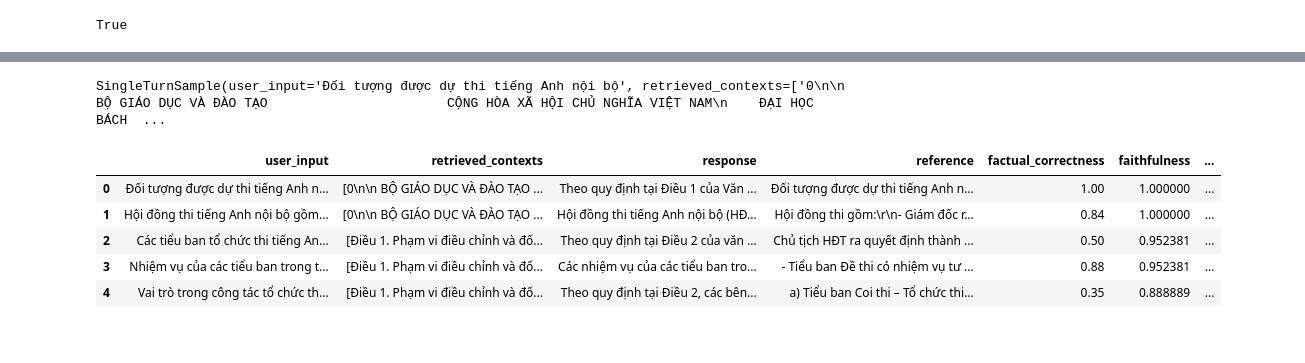
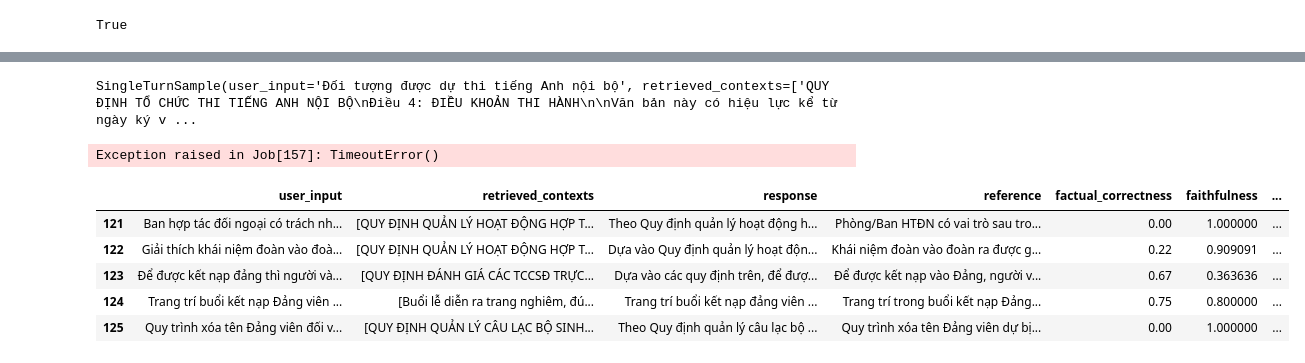
Before and after one commit to kien206/agentic-hust-qa, a Jupyter notebook: notebooks/test_eval.ipynb, the cells around one changed output, grey strips where cells are left out. Saved outputs shown, nothing was run; the diff lists cells and outputs as text; code cells hidden in the pictures.

```diff
--- a/notebooks/test_eval.ipynb
+++ b/notebooks/test_eval.ipynb
@@ -28,7 +27,7 @@ To support symlinks on Windows, you either need to activate Developer Mode or to
 
 dataset = load_dataset(
     "json",
-    data_files="../data/eval/test_dataset_new.json",
+    data_files="../data/eval/rag/gemma3-4b.json",
     field='data',
     split='train'
 )
@@ -37,7 +36,7 @@ eval_dataset = EvaluationDataset.from_hf_dataset(dataset)
 # %%
 eval_dataset[0]
 # %% [output]
-SingleTurnSample(user_input='Đối tượng được dự thi tiếng Anh nội bộ', retrieved_contexts=['0\n\n      BỘ GIÁO DỤC VÀ ĐÀO TẠO                       CỘNG HÒA XÃ HỘI CHỦ NGHĨA VIỆT NAM\n    ĐẠI HỌC BÁCH  ...
+SingleTurnSample(user_input='Đối tượng được dự thi tiếng Anh nội bộ', retrieved_contexts=['QUY ĐỊNH TỔ CHỨC THI TIẾNG ANH NỘI BỘ\nĐiều 4: ĐIỀU KHOẢN THI HÀNH\n\nVăn bản này có hiệu lực kể từ ngày ký v ...
 # %%
 import nest_asyncio
 nest_asyncio.apply()
@@ -51,14 +50,16 @@ metrics = [
 ]
 
 results = evaluate(dataset=eval_dataset, metrics=metrics)
+# %% [output]
+Exception raised in Job[157]: TimeoutError()
 # %%
 df = results.to_pandas()
 # %%
-df.head()
+df.tail()
 # %% [output]
 |  | user_input | retrieved_contexts | response | reference | factual_correctness | faithfulness | ... |
-| 0 | Đối tượng được dự thi tiếng Anh n... | [0\n\n BỘ GIÁO DỤC VÀ ĐÀO TẠO ... | Theo quy định tại Điều 1 của Văn ... | Đối tượng được dự thi tiếng Anh n... | 1.00 | 1.000000 | ... |
-| 1 | Hội đồng thi tiếng Anh nội bộ gồm... | [0\n\n BỘ GIÁO DỤC VÀ ĐÀO TẠO ... | Hội đồng thi tiếng Anh nội bộ (HĐ... | Hội đồng thi gồm:\r\n- Giám đốc r... | 0.84 | 1.000000 | ... |
-| 2 | Các tiểu ban tổ chức thi tiếng An... | [Điều 1. Phạm vi điều chỉnh và đố... | Theo quy định tại Điều 2 của văn ... | Chủ tịch HĐT ra quyết định thành ... | 0.50 | 0.952381 | ... |
-| 3 | Nhiệm vụ của các tiểu ban trong t... | [Điều 1. Phạm vi điều chỉnh và đố... | Các nhiệm vụ của các tiểu ban tro... | - Tiểu ban Đề thi có nhiệm vụ tư ... | 0.88 | 0.952381 | ... |
-| 4 | Vai trò trong công tác tổ chức th... | [Điều 1. Phạm vi điều chỉnh và đố... | Theo quy định tại Điều 2, các bên... | a) Tiểu ban Coi thi – Tổ chức thi... | 0.35 | 0.888889 | ... |
+| 121 | Ban hợp tác đối ngoại có trách nh... | [QUY ĐỊNH QUẢN LÝ HOẠT ĐỘNG HỢP T... | Theo Quy định quản lý hoạt động h... | Phòng/Ban HTĐN có vai trò sau tro... | 0.00 | 1.000000 | ... |
+| 122 | Giải thích khái niệm đoàn vào đoà... | [QUY ĐỊNH QUẢN LÝ HOẠT ĐỘNG HỢP T... | Dựa vào Quy định quản lý hoạt độn... | Khái niệm đoàn vào đoàn ra được g... | 0.22 | 0.909091 | ... |
+| 123 | Để được kết nạp đảng thì người và... | [QUY ĐỊNH ĐÁNH GIÁ CÁC TCCSĐ TRỰC... | Dựa vào các quy định trên, để đượ... | Để được kết nạp vào Đảng, người v... | 0.67 | 0.363636 | ... |
+| 124 | Trang trí buổi kết nạp Đảng viên ... | [Buổi lễ diễn ra trang nghiêm, đú... | Trang trí buổi kết nạp đảng viên ... | Trang trí trong buổi kết nạp Đảng... | 0.75 | 0.800000 | ... |
+| 125 | Quy trình xóa tên Đảng viên đối v... | [QUY ĐỊNH QUẢN LÝ CÂU LẠC BỘ SINH... | Theo Quy định quản lý câu lạc bộ ... | Quy trình xóa tên Đảng viên dự bị... | 0.00 | 1.000000 | ... |
```
Also changed, not shown: parts of 15 cells of this notebook, 15 other files.
